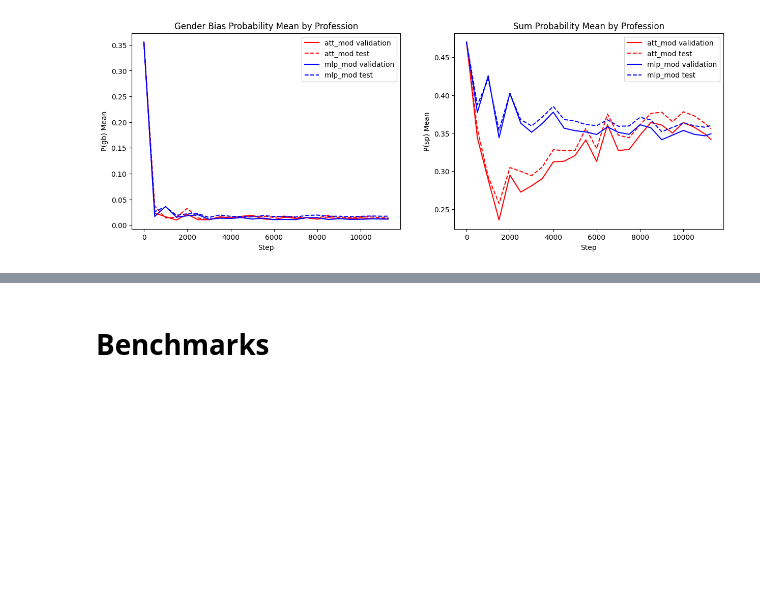
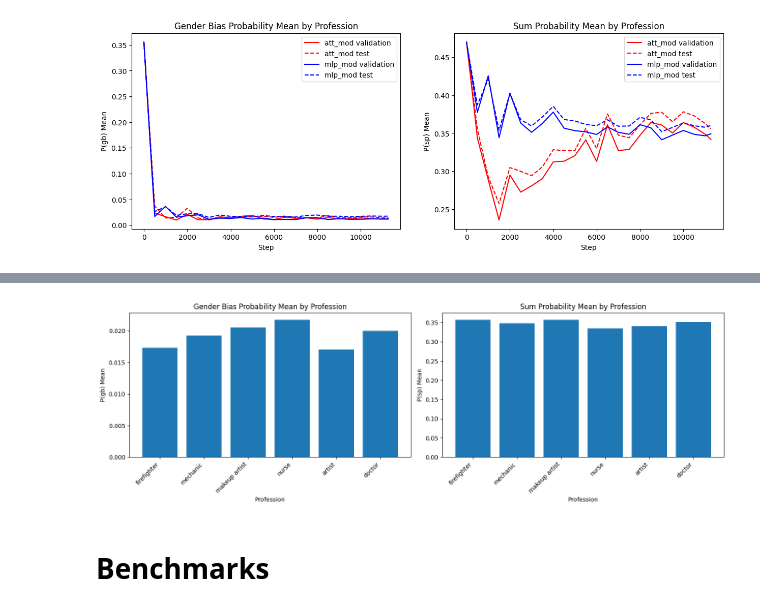
Before and after one commit to kaysinb/GenderBias-LLM, a Jupyter notebook: notebooks/03-proxy-metrics-evaluation.ipynb, the cells around one changed output, grey strips where cells are left out. Cells and saved outputs as stored; diff of their text form; code cells hidden in the pictures; blank space fills up the shorter version.

```diff
--- a/notebooks/03-proxy-metrics-evaluation.ipynb
+++ b/notebooks/03-proxy-metrics-evaluation.ipynb
@@ -304,3 +319,12 @@ plot_probabilities(result_dict)
+# %%
+checkpoint_folder = '../../mlp_mod_p_pow_1i3_lambda_gender_2i0/checkpoint-11000'
+lora_model = PeftModel.from_pretrained(model, checkpoint_folder)
+pronoun_probability_calculator = PronounProbabilityCalculator(lora_model, tokenizer, device)
+# %%
+result_dict = get_probabilities_for_dataset(dataset, profession_list, pronoun_probability_calculator)
+plot_probabilities(result_dict, save_path='../experimental_results/hist_cds_test_mlp_11000.jpg')
+# %% [output]
+[figure, added]
 # %% [markdown]
 # Benchmarks
 # %%
```
Also changed, not shown: parts of 12 cells of this notebook, 8 other files.
